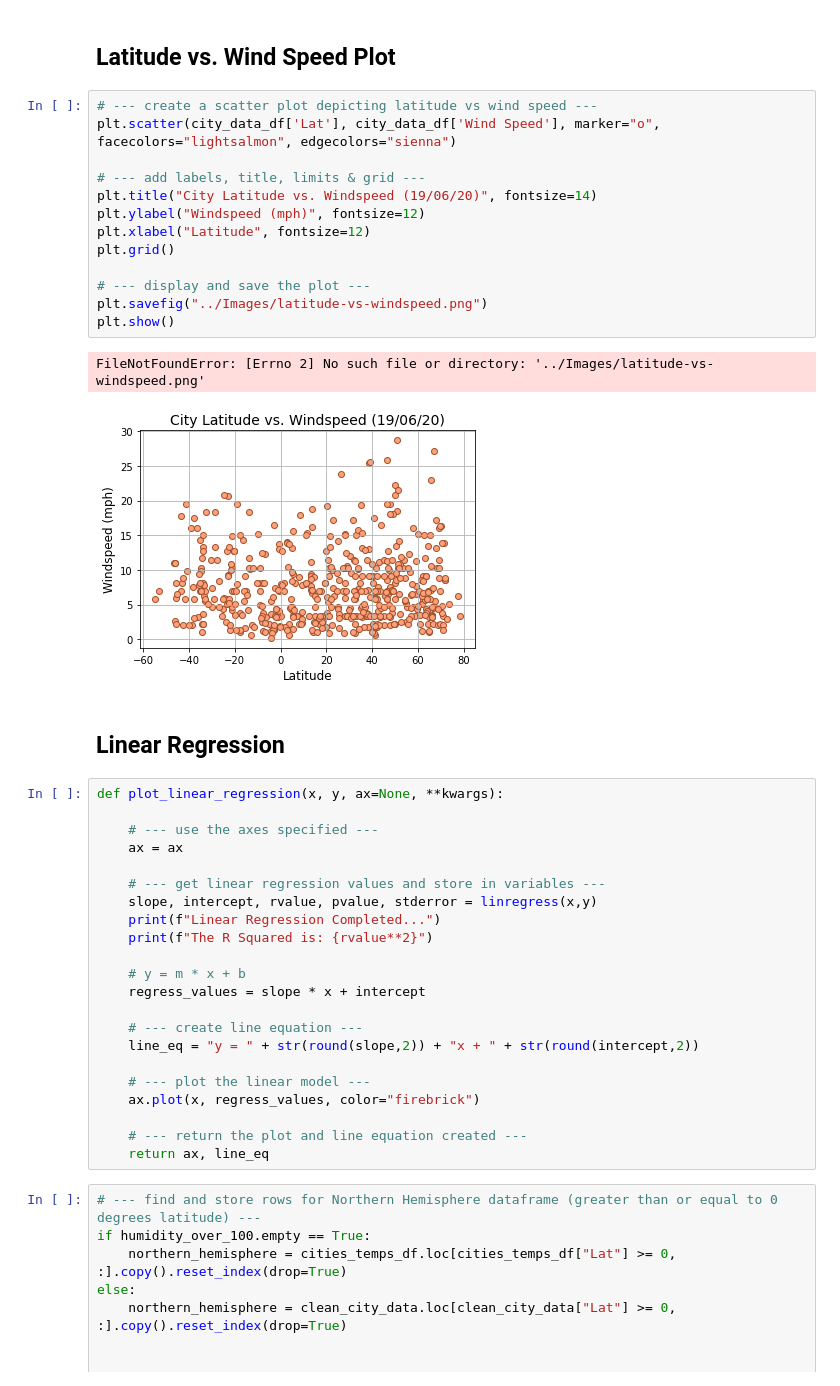
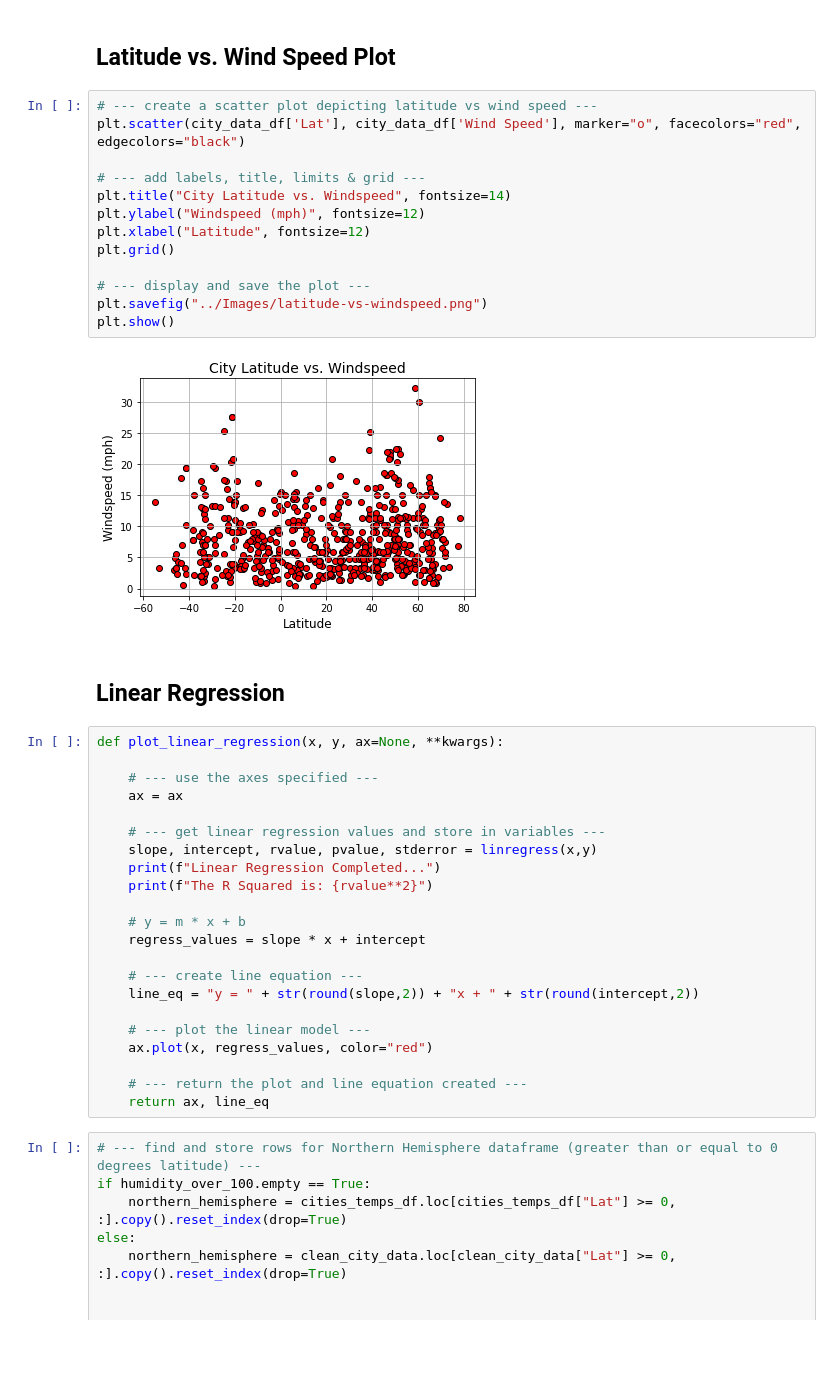
Before and after one commit to Joelcox518/python-api-challenge, a Jupyter notebook: WeatherPy/weatherPy.ipynb, the cells around one changed output. Saved outputs shown, nothing was run; the diff lists cells and outputs as text; blank space fills up the shorter version.

Commit message:
Images

```diff
--- a/WeatherPy/weatherPy.ipynb
+++ b/WeatherPy/weatherPy.ipynb
@@ -286,20 +252,19 @@ FileNotFoundError: [Errno 2] No such file or directory: '../Images/latitude-vs-c
 ## Latitude vs. Wind Speed Plot
 # %%
 # --- create a scatter plot depicting latitude vs wind speed ---
-plt.scatter(city_data_df['Lat'], city_data_df['Wind Speed'], marker="o", facecolors="lightsalmon", edgecolors="sienna")
+plt.scatter(city_data_df['Lat'], city_data_df['Wind Speed'], marker="o", facecolors="red", edgecolors="black")
 
 # --- add labels, title, limits & grid ---
-plt.title("City Latitude vs. Windspeed (19/06/20)", fontsize=14)
+plt.title("City Latitude vs. Windspeed", fontsize=14)
 plt.ylabel("Windspeed (mph)", fontsize=12)
 plt.xlabel("Latitude", fontsize=12)
 plt.grid()
 
 # --- display and save the plot ---
 plt.savefig("../Images/latitude-vs-windspeed.png")
 plt.show()
 # %% [output]
-FileNotFoundError: [Errno 2] No such file or directory: '../Images/latitude-vs-windspeed.png'
-[figure, old version]
+[figure, new version]
 # %% [markdown]
 ## Linear Regression
 # %%
@@ -320,7 +285,7 @@ def plot_linear_regression(x, y, ax=None, **kwargs):
     line_eq = "y = " + str(round(slope,2)) + "x + " + str(round(intercept,2))
 
     # --- plot the linear model ---
-    ax.plot(x, regress_values, color="firebrick")
+    ax.plot(x, regress_values, color="red")
 
     # --- return the plot and line equation created ---
     return ax, line_eq
```
Also changed, not shown: parts of 17 cells of this notebook, 5 other files.
